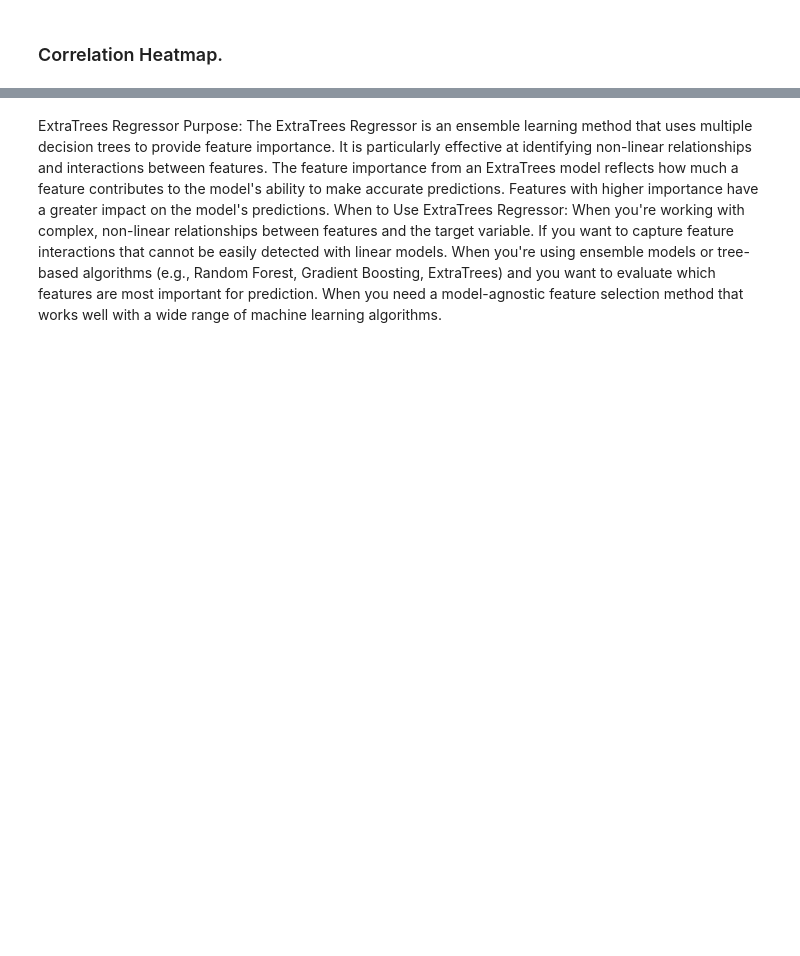
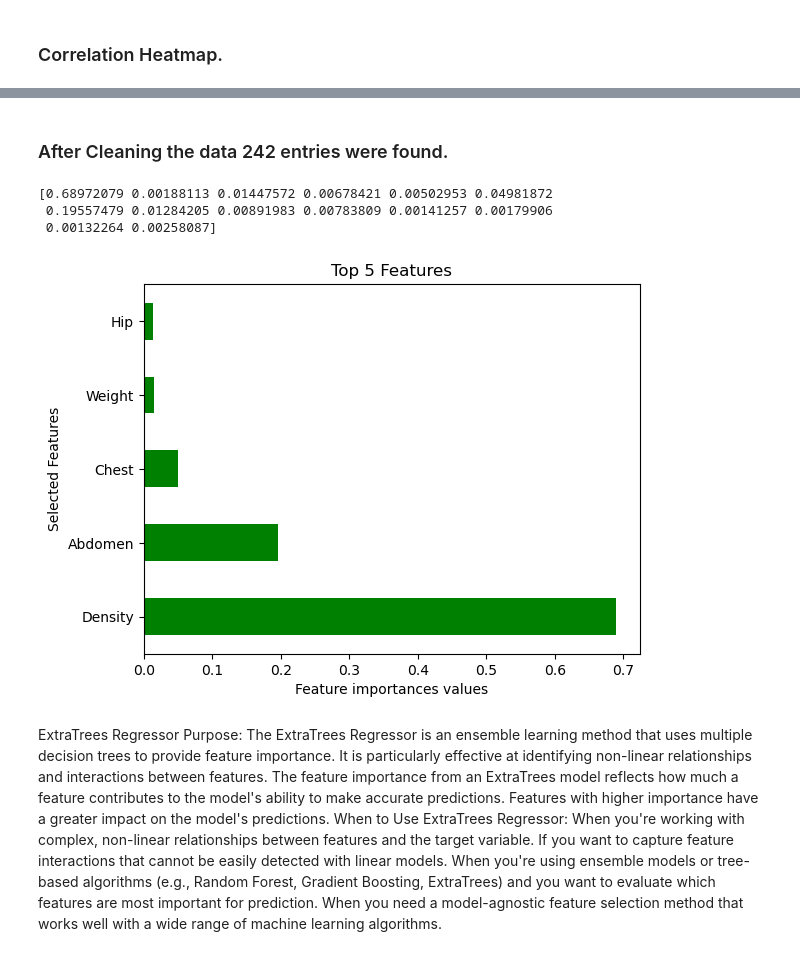
Before and after one commit to AbdulJaleel61/BodyFat-Prediction, a Jupyter notebook: Untitled.ipynb, the cells around one changed output, grey strips where cells are left out. Drawn from its saved outputs; the diff is of its cells as text; code cells hidden in the pictures; blank space fills up the shorter version.

```diff
--- a/Untitled.ipynb
+++ b/Untitled.ipynb
@@ -133,0 +121,6 @@ ans
+# %%
+X = data_cl.drop(columns=["BodyFat"])
+X
+
+y = data_cl["BodyFat"]
+y
@@ -134,3 +142,22 @@ ans
+# %% [markdown]
+### After Cleaning the data 242 entries were found.
+# %%
+# Train-test split
+def ExtratreeRegressor():
+    X_train, X_test, y_train, y_test = train_test_split(X, y, test_size=0.3, random_state=42)
+    er = ExtraTreesRegressor()
+    er.fit(X_train,y_train)
+    #Output of feature importance
+    print(er.feature_importances_)
+    series = pd.Series(er.feature_importances_, index = X.columns)
+    series.nlargest(5).plot(kind='barh',color='green',xlabel="Feature importances values",ylabel="Selected Features", title="Top 5 Features")
+
+ExtratreeRegressor()
+# %% [output]
+[0.68972079 0.00188113 0.01447572 0.00678421 0.00502953 0.04981872
+ 0.19557479 0.01284205 0.00891983 0.00783809 0.00141257 0.00179906
+ 0.00132264 0.00258087]
+[figure, added]
 # %% [markdown]
 ExtraTrees Regressor
 Purpose: The ExtraTrees Regressor is an ensemble learning method that uses multiple decision trees to provide feature importance. It is particularly effective at identifying non-linear relationships and interactions between features.
```
Also changed, not shown: parts of 47 cells of this notebook, 5 other files.
